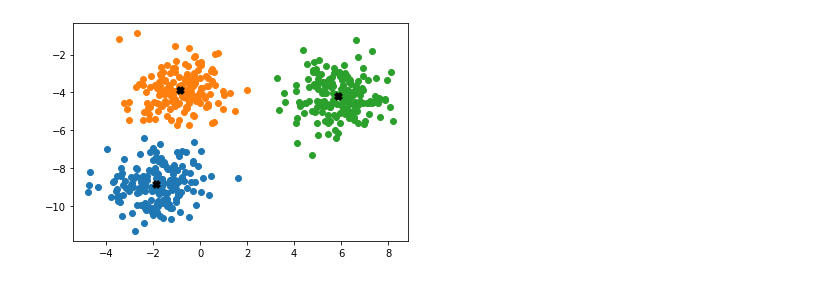
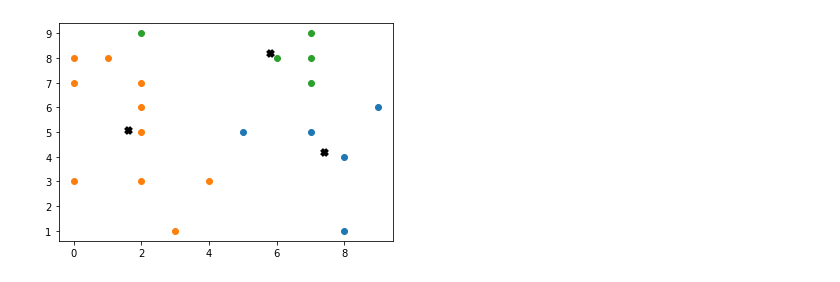
Before and after one commit to Dhruval360/K-Means-Clustering, a Jupyter notebook: KMeansClustering.ipynb, the cells around one changed output. Saved outputs shown, nothing was run; the diff lists cells and outputs as text; code cells hidden in the pictures.

```diff
--- a/KMeansClustering.ipynb
+++ b/KMeansClustering.ipynb
@@ -19,6 +19,9 @@ class KMeans:
 
         # List of sample indices for each cluster
         self.clusters = [[] for _ in range(self.K)]
+
+        # Mean distance from all the points to their nearest centroids
+        self.meanDist = 0
 
     def predict(self, data):
         self.data = data
@@ -48,7 +51,8 @@ class KMeans:
             # Check if clusters have changed (checking for convergence)
             if self.isConverged(centroidsOld, self.centroids):
                 # Calculate the mean distance of each point to its nearest centroid
-                meanDist = self.calcMeanDist(self.centroids)
+                self.meanDist = self.calcMeanDist(self.centroids)
+
                 print(f"Converged at iteration {iteration}")
                 break
 
@@ -56,7 +60,7 @@ class KMeans:
                 self.plot()
 
         # Classify samples as the index of their clusters
-        return self.getClusterLabels(self.clusters), meanDist, [len(i) for i in self.clusters]
+        return self.getClusterLabels(self.clusters), self.meanDist, [len(i) for i in self.clusters], self.centroids
 
     def getClusterLabels(self, clusters):
         # Each sample will get the label of the cluster it was assigned to
@@ -104,3 +108,8 @@ class KMeans:
         for point in self.centroids:
             ax.scatter(*point, marker="x", color="black", linewidth=4)
         plt.show()
+# %%
+X = np.random.randint(0, 10, (20,2))
+plt.scatter(X[:,0], X[:,1])
+plt.grid()
+plt.show()
@@ -107,14 +118,8 @@ class KMeans:
 # %%
-from sklearn.datasets import make_blobs
-
-X, y = make_blobs(centers = 3, n_samples = 500, n_features = 2, shuffle = True, random_state = 40)
-print(X.shape)
-clusters = len(np.unique(y))
-print(clusters)
-k = KMeans(K=clusters, maxIters=150)#, plotSteps=True)
+k = KMeans(K = 3, maxIters = 150)#, plotSteps=True)
 yPred = k.predict(X)
-
-print(f"\nMean distance to nearest hotel is {yPred[-2]} m")
-print(f"Load on the hotels: {yPred[-1]}") # Number of points in each cluster
+print(f"\nMean distance to nearest hotel is {yPred[1]} m")
+print(f"Load on the hotels: {yPred[2]}") # Number of points in each cluster
+print(f"Ideal Hotel Locations:\n{yPred[3]}")
 k.plot()
 # %% [output]
@@ -133 +139 @@ Load on the hotels: [169, 164, 167]
-[figure, old version]
+[figure, new version]
```
Also changed, not shown: parts of 10 cells of this notebook, 1 other file.
